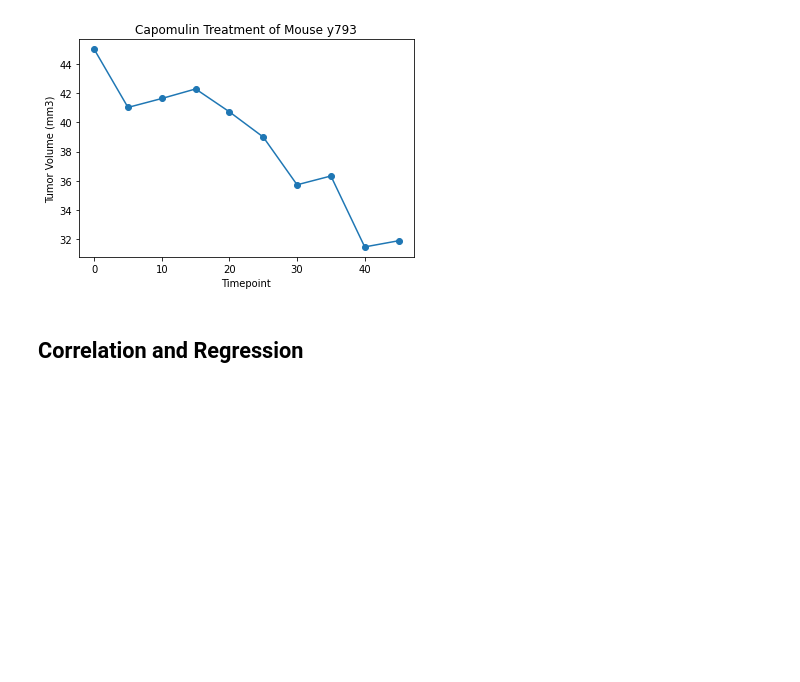
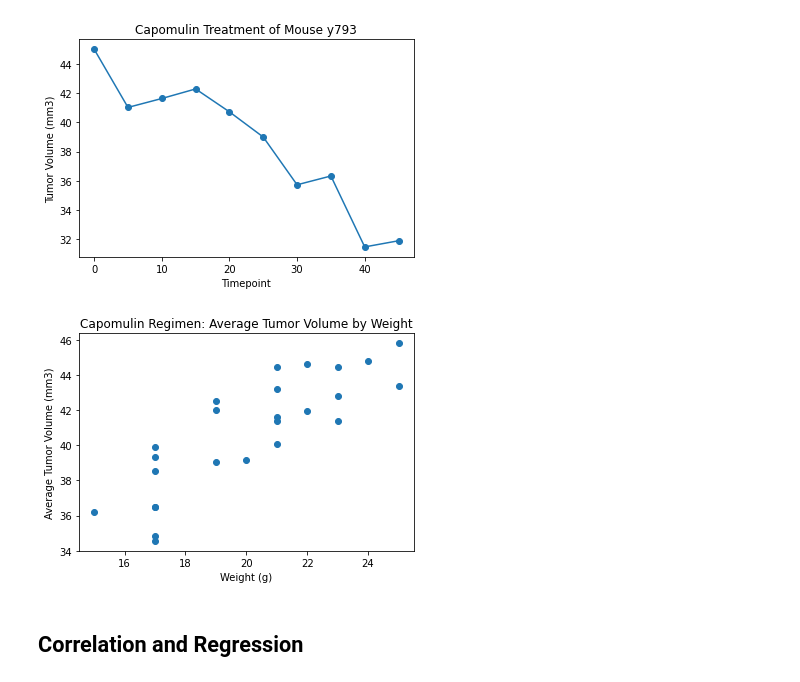
Before and after one commit to elysesulkey/matplotlib-challenge, a Jupyter notebook: Pymaceuticals.ipynb, the cells around one changed output. Drawn from its saved outputs; the diff is of its cells as text; code cells hidden in the pictures; blank space fills up the shorter version.

```diff
--- a/Pymaceuticals.ipynb
+++ b/Pymaceuticals.ipynb
@@ -317,22 +326,32 @@ plt.show()
 # %%
 # Generate a scatter plot of average tumor volume vs. mouse weight for the Capomulin regimen
 
 # Seperate Capomulin data
 cap_df = cleaned_df.loc[cleaned_df["Drug Regimen"] == "Capomulin"]
 
 # Find average tumor volume
 avg_vol_df = pd.DataFrame(cap_df.groupby("Mouse ID")["Tumor Volume (mm3)"].mean().sort_values()).reset_index().rename(columns={"Tumor Volume (mm3)": "Average Tumor Volume (mm3)"})
 
 # Merge with Capomulin data and drop duplicates
 avg_vol_df = pd.merge(cap_df, avg_vol_df, on="Mouse ID")
 final_avg_df = avg_vol_df[["Weight (g)", "Average Tumor Volume (mm3)"]].drop_duplicates()
 
 # Define axis
 x_axis = final_avg_df["Weight (g)"]
 y_axis = final_avg_df["Average Tumor Volume (mm3)"]
 
 # Generate scatter plot
-plt.scatter()
+plt.scatter(x_axis, y_axis)
+
+# Add labels and title
+plt.xlabel("Weight (g)")
+plt.ylabel("Average Tumor Volume (mm3)")
+plt.title("Capomulin Regimen: Average Tumor Volume by Weight")
+
+# Display plot
+plt.show()
+# %% [output]
+[figure, added]
 # %% [markdown]
 ## Correlation and Regression
 # %%
```
Also changed, not shown: parts of 15 cells of this notebook.
